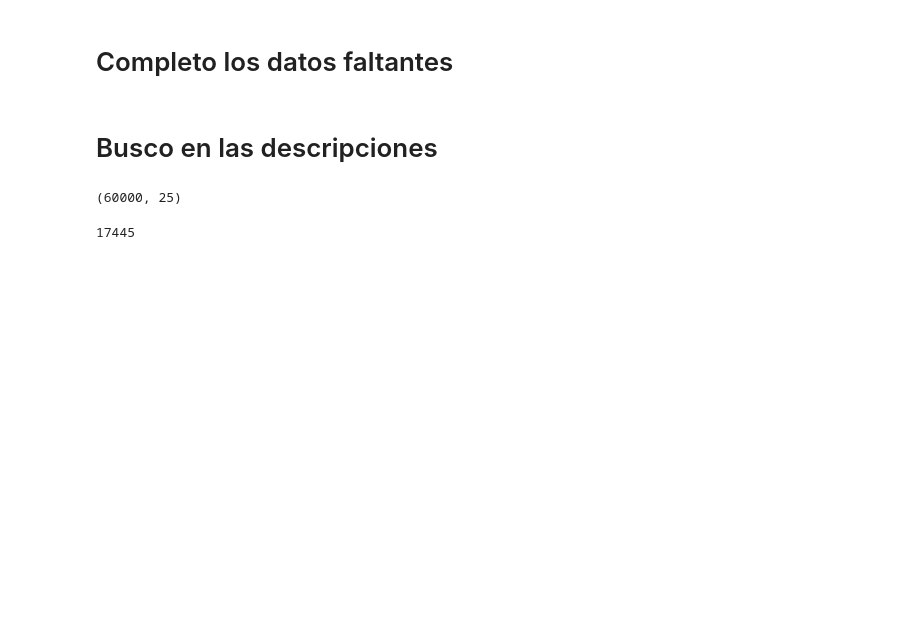
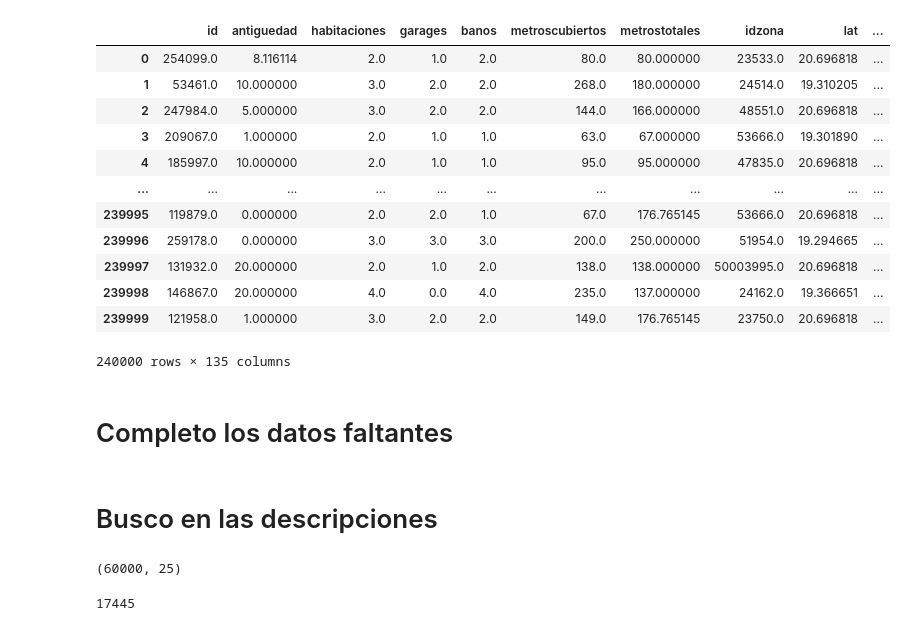
Before and after one commit to petermacgaul/orgaDatos-1, a Jupyter notebook: TP2/01A - Agregando Features.ipynb, the cells around one changed output. Saved outputs shown, nothing was run; the diff lists cells and outputs as text; code cells hidden in the pictures; blank space fills up the shorter version.

Commit message:
Add featurizer y add xgb pre split

```diff
--- a/TP2/01A - Agregando Features.ipynb
+++ b/TP2/01A - Agregando Features.ipynb
@@ -11,11 +11,6 @@ import numpy as np
 import xgboost as xgb
 
 from sklearn.impute import SimpleImputer
+import Featurizer as ft
 
 df = pd.read_csv('../data/train.csv')
-df['fecha'] = pd.to_datetime(df['fecha'])
-df['anio'] = df['fecha'].dt.year
-df["mes"] = df['fecha'].dt.month
-df["dia"] = df['fecha'].dt.day
-
-df = df.drop(columns=["lat","lng"])
@@ -22,3 +35,21 @@ df = df.drop(columns=["lat","lng"])
+# %%
+a = ft.OHE(df,["tipodepropiedad","provincia"])
+# %%
+a
+# %% [output]
+|  | id | antiguedad | habitaciones | garages | banos | metroscubiertos | metrostotales | idzona | lat | ... |
+| 0 | 254099.0 | 8.116114 | 2.0 | 1.0 | 2.0 | 80.0 | 80.000000 | 23533.0 | 20.696818 | ... |
+| 1 | 53461.0 | 10.000000 | 3.0 | 2.0 | 2.0 | 268.0 | 180.000000 | 24514.0 | 19.310205 | ... |
+| 2 | 247984.0 | 5.000000 | 3.0 | 2.0 | 2.0 | 144.0 | 166.000000 | 48551.0 | 20.696818 | ... |
+| 3 | 209067.0 | 1.000000 | 2.0 | 1.0 | 1.0 | 63.0 | 67.000000 | 53666.0 | 19.301890 | ... |
+| 4 | 185997.0 | 10.000000 | 2.0 | 1.0 | 1.0 | 95.0 | 95.000000 | 47835.0 | 20.696818 | ... |
+| ... | ... | ... | ... | ... | ... | ... | ... | ... | ... | ... |
+| 239995 | 119879.0 | 0.000000 | 2.0 | 2.0 | 1.0 | 67.0 | 176.765145 | 53666.0 | 20.696818 | ... |
+| 239996 | 259178.0 | 0.000000 | 3.0 | 3.0 | 3.0 | 200.0 | 250.000000 | 51954.0 | 19.294665 | ... |
+| 239997 | 131932.0 | 20.000000 | 2.0 | 1.0 | 2.0 | 138.0 | 138.000000 | 50003995.0 | 20.696818 | ... |
+| 239998 | 146867.0 | 20.000000 | 4.0 | 0.0 | 4.0 | 235.0 | 137.000000 | 24162.0 | 19.366651 | ... |
+| 239999 | 121958.0 | 1.000000 | 3.0 | 2.0 | 2.0 | 149.0 | 176.765145 | 23750.0 | 20.696818 | ... |
+240000 rows × 135 columns
 # %%
 import re
 def contiene_frase(texto, frase):
```
Also changed, not shown: parts of 2 cells of this notebook, 4 other files.
